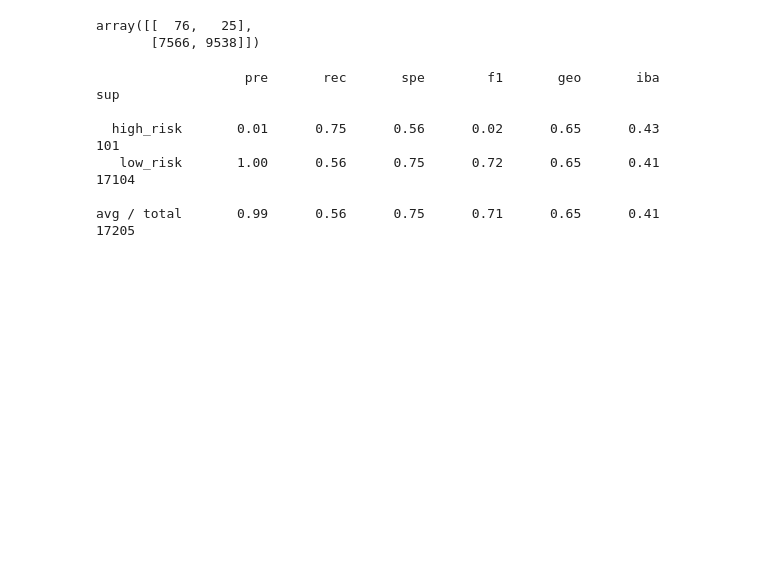
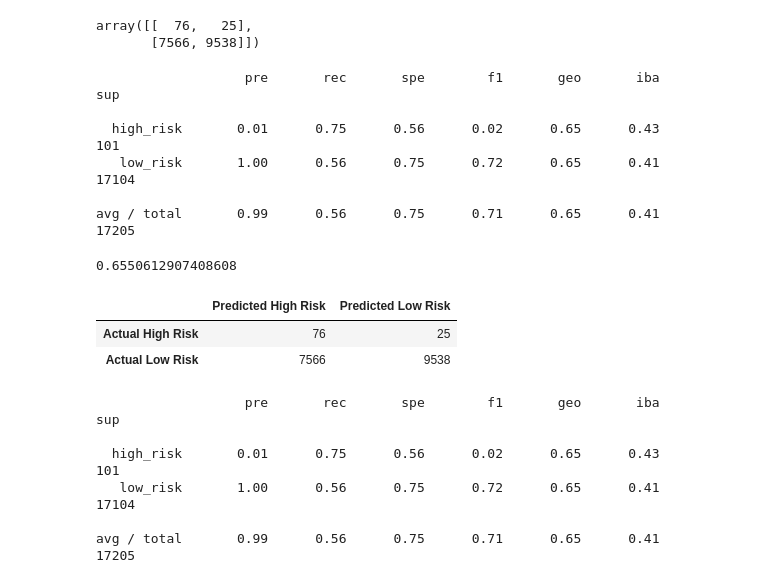
Before and after one commit to RKLong/Credit_Risk_Analysis, a Jupyter notebook: credit_risk_resampling.ipynb, the cells around one changed output. Cells and saved outputs as stored; diff of their text form; code cells hidden in the pictures; blank space fills up the shorter version.

```diff
--- a/credit_risk_resampling.ipynb
+++ b/credit_risk_resampling.ipynb
@@ -330,3 +406,28 @@ print(classification_report_imbalanced(y_test, y_pred))
    low_risk       1.00      0.56      0.75      0.72      0.65      0.41     17104
 
 avg / total       0.99      0.56      0.75      0.71      0.65      0.41     17205
+# %%
+# summary for SMOTEEN results/deliverables.
+print(balanced_accuracy_score(y_test, y_pred))
+
+# Generate the confusion matrix dataframe
+cm = confusion_matrix(y_test, y_pred)
+cm_df = pd.DataFrame(
+    cm, index=["Actual High Risk", "Actual Low Risk"],
+    columns=["Predicted High Risk", "Predicted Low Risk"]
+)
+
+display(cm_df)
+
+print(classification_report_imbalanced(y_test, y_pred))
+# %% [output]
+0.6550612907408608
+|  | Predicted High Risk | Predicted Low Risk |
+| Actual High Risk | 76 | 25 |
+| Actual Low Risk | 7566 | 9538 |
+                   pre       rec       spe        f1       geo       iba       sup
+
+  high_risk       0.01      0.75      0.56      0.02      0.65      0.43       101
+   low_risk       1.00      0.56      0.75      0.72      0.65      0.41     17104
+
+avg / total       0.99      0.56      0.75      0.71      0.65      0.41     17205
```
Also changed, not shown: parts of 6 cells of this notebook.
